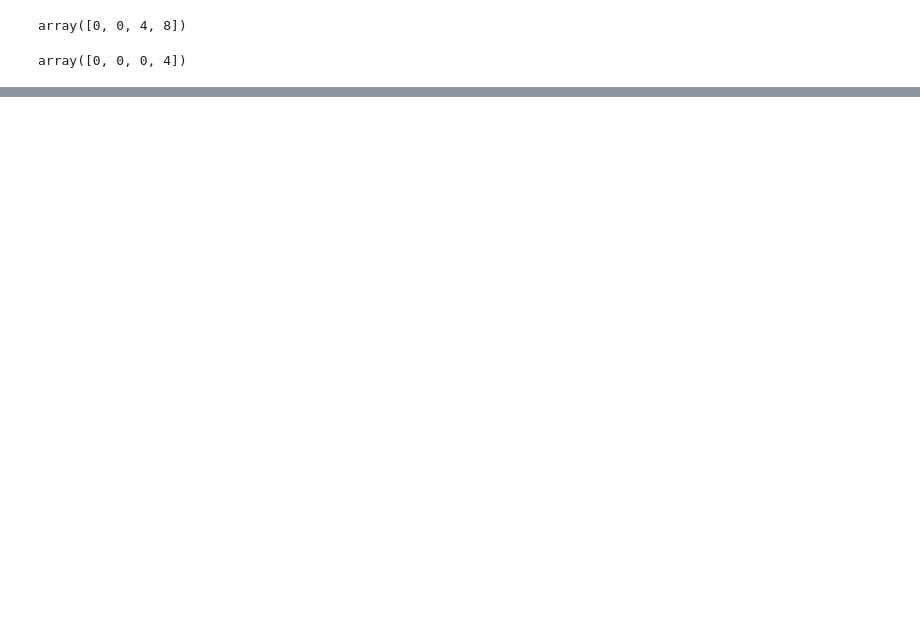
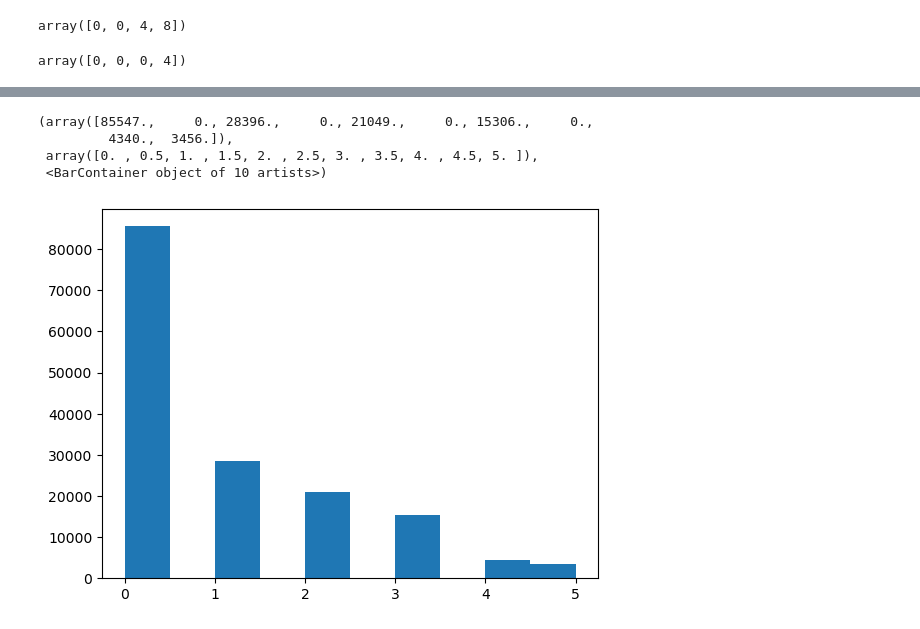
Before and after one commit to felissi/codebase---machine-learning, a Jupyter notebook: 1024/env.ipynb, the cells around one changed output, grey strips where cells are left out. Drawn from its saved outputs; the diff is of its cells as text; code cells hidden in the pictures; blank space fills up the shorter version.

```diff
--- a/1024/env.ipynb
+++ b/1024/env.ipynb
@@ -220,0 +322,10 @@ array([0, 0, 0, 0])
+# %%
+_ ,rewards = sample(1000)
+# %%
+plt.hist(rewards)
+# %% [output]
+(array([85547.,     0., 28396.,     0., 21049.,     0., 15306.,     0.,
+         4340.,  3456.]),
+ array([0. , 0.5, 1. , 1.5, 2. , 2.5, 3. , 3.5, 4. , 4.5, 5. ]),
+ <BarContainer object of 10 artists>)
+[figure, added]
```
Also changed, not shown: parts of 27 cells of this notebook, 1 other file.
